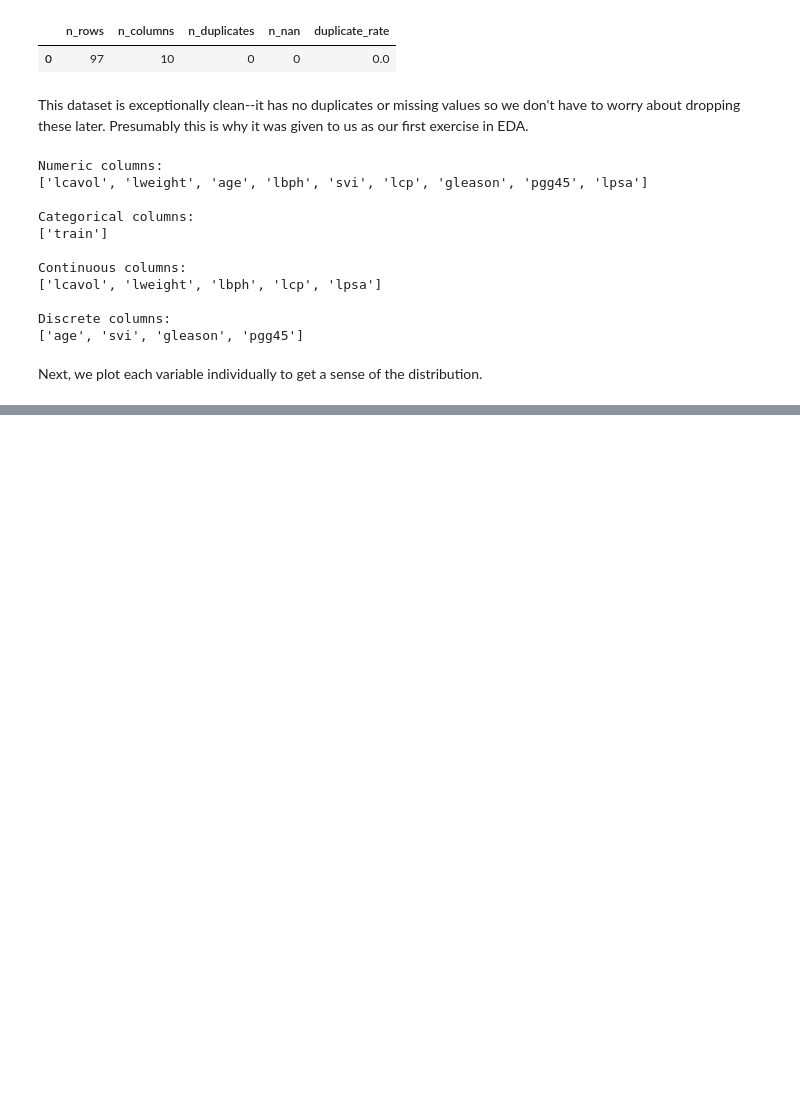
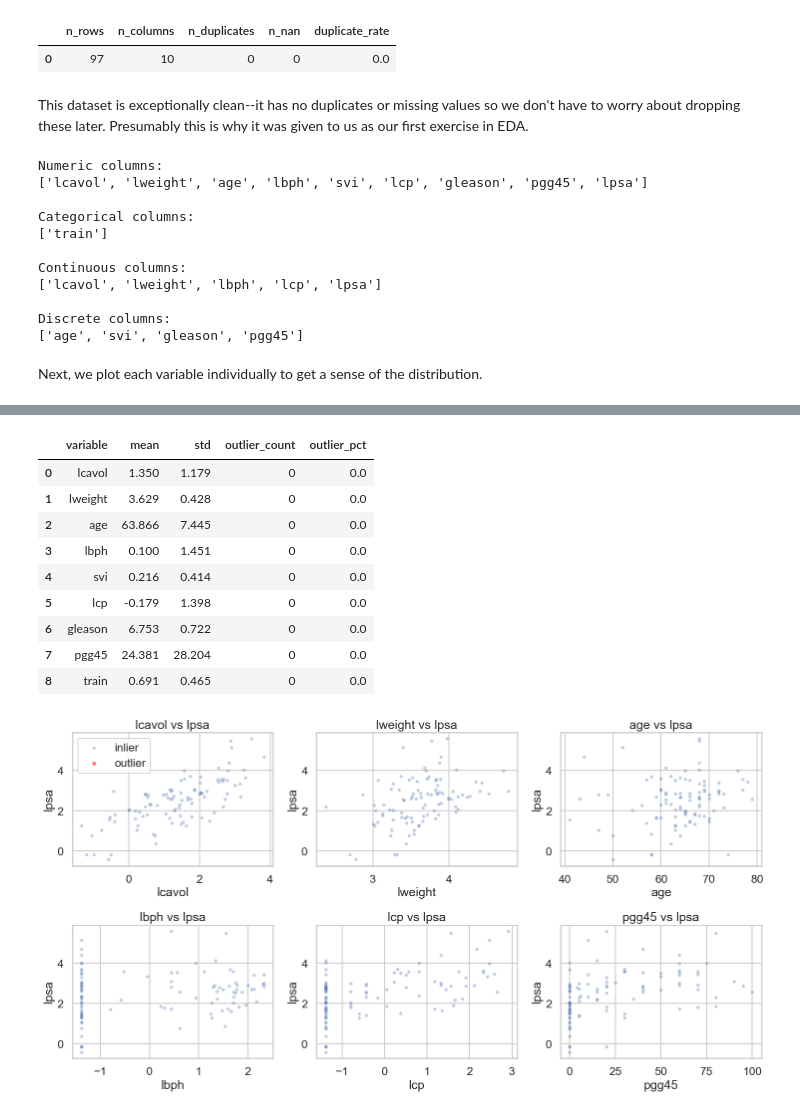
Before and after one commit to mayarubenstein/Statistical-Learning, a Jupyter notebook: eda_assignment.ipynb, the cells around one changed output, grey strips where cells are left out. Cells and saved outputs as stored; diff of their text form; code cells hidden in the pictures; blank space fills up the shorter version.

```diff
--- a/eda_assignment.ipynb
+++ b/eda_assignment.ipynb
@@ -457,0 +388,52 @@ plt.show()
+# %%
+# Outlier detection using 3.5 SD rule on key continuous predictors
+key_vars = [v for v in prostate_raw_csv.columns]
+key_vars.remove('lpsa')
+outlier_rows = []
+
+for v in key_vars:
+    mu = prostate_raw_csv[v].mean()
+    sd = prostate_raw_csv[v].std()
+    flag = (prostate_raw_csv[v] < mu - 3.5 * sd) | (prostate_raw_csv[v] > mu + 3.5 * sd)
+    outlier_rows.append({
+        "variable": v,
+        "mean": mu,
+        "std": sd,
+        "outlier_count": int(flag.sum()),
+        "outlier_pct": float(flag.mean() * 100),
+    })
+
+outlier_summary = pd.DataFrame(outlier_rows).sort_values("outlier_pct", ascending=False)
+display(outlier_summary.round(3))
+
+# Visualize outliers for continuous predictors only
+continuous_key_vars = [v for v in key_vars if prostate_raw_csv[v].nunique() > 5]
+
+if continuous_key_vars and "lpsa" in prostate_raw_csv.columns:
+    fig, axes = plt.subplots(2, 3, figsize=(15, 8), squeeze=False)
+    for i, v in enumerate(continuous_key_vars):
+        row = i // 3
+        col = i % 3
+        mu = prostate_raw_csv[v].mean()
+        sd = prostate_raw_csv[v].std()
+        flag = (prostate_raw_csv[v] < mu - 3.5 * sd) | (prostate_raw_csv[v] > mu + 3.5 * sd)
+        axes[row, col].scatter(prostate_raw_csv.loc[~flag, v], prostate_raw_csv.loc[~flag, "lpsa"], alpha=0.25, s=12, label="inlier")
+        axes[row, col].scatter(prostate_raw_csv.loc[flag, v], prostate_raw_csv.loc[flag, "lpsa"], alpha=0.8, s=16, color="tomato", label="outlier")
+        axes[row, col].set_title(f"{v} vs lpsa")
+        axes[row, col].set_xlabel(v)
+        axes[row, col].set_ylabel("lpsa")
+    axes[0, 0].legend(loc="best")
+    plt.tight_layout()
+    plt.show()
+# %% [output]
+|  | variable | mean | std | outlier_count | outlier_pct |
+| 0 | lcavol | 1.350 | 1.179 | 0 | 0.0 |
+| 1 | lweight | 3.629 | 0.428 | 0 | 0.0 |
+| 2 | age | 63.866 | 7.445 | 0 | 0.0 |
+| 3 | lbph | 0.100 | 1.451 | 0 | 0.0 |
+| 4 | svi | 0.216 | 0.414 | 0 | 0.0 |
+| 5 | lcp | -0.179 | 1.398 | 0 | 0.0 |
+| 6 | gleason | 6.753 | 0.722 | 0 | 0.0 |
+| 7 | pgg45 | 24.381 | 28.204 | 0 | 0.0 |
+| 8 | train | 0.691 | 0.465 | 0 | 0.0 |
+[figure, added]
```
Also changed, not shown: parts of 12 cells of this notebook.
